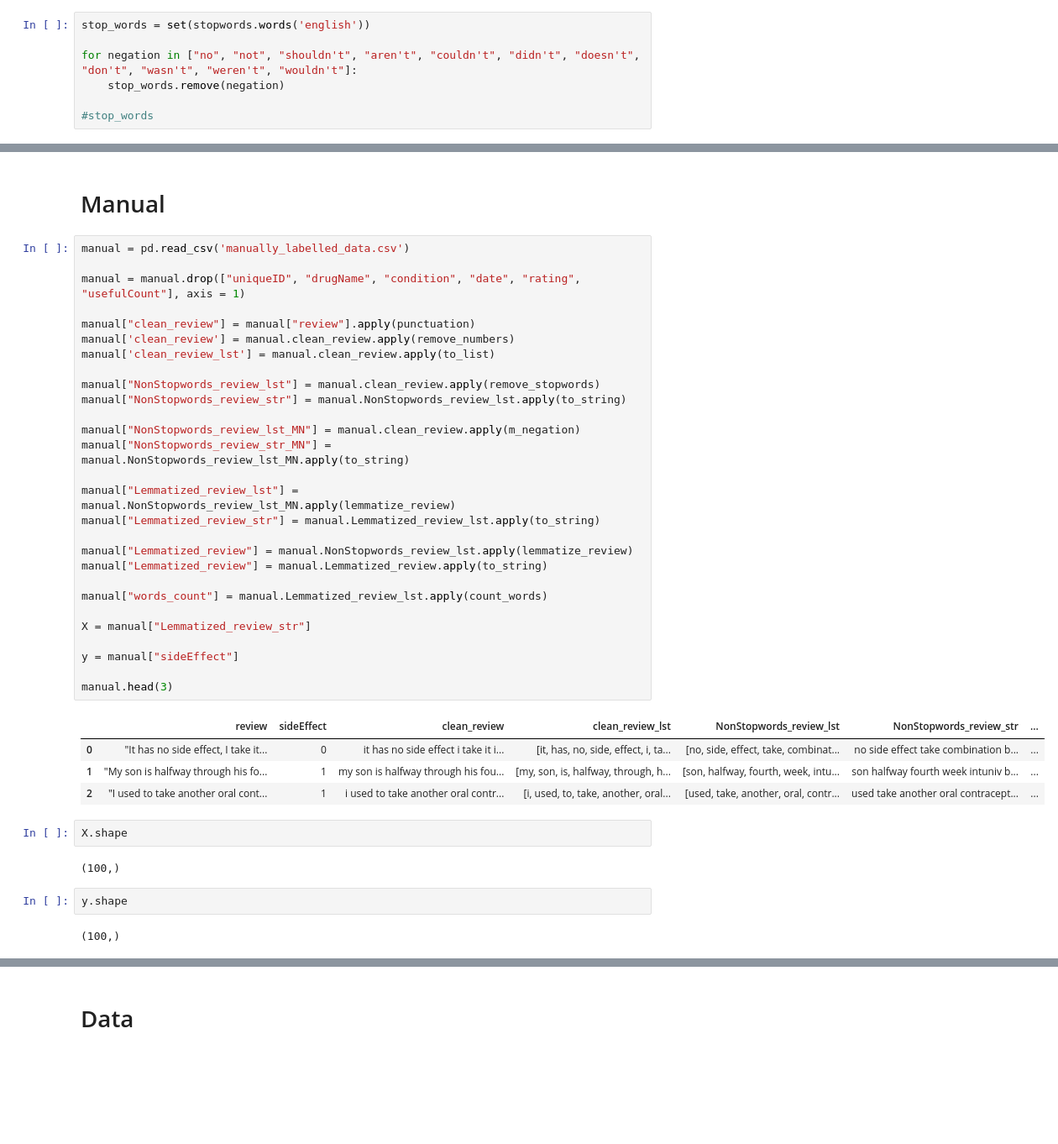
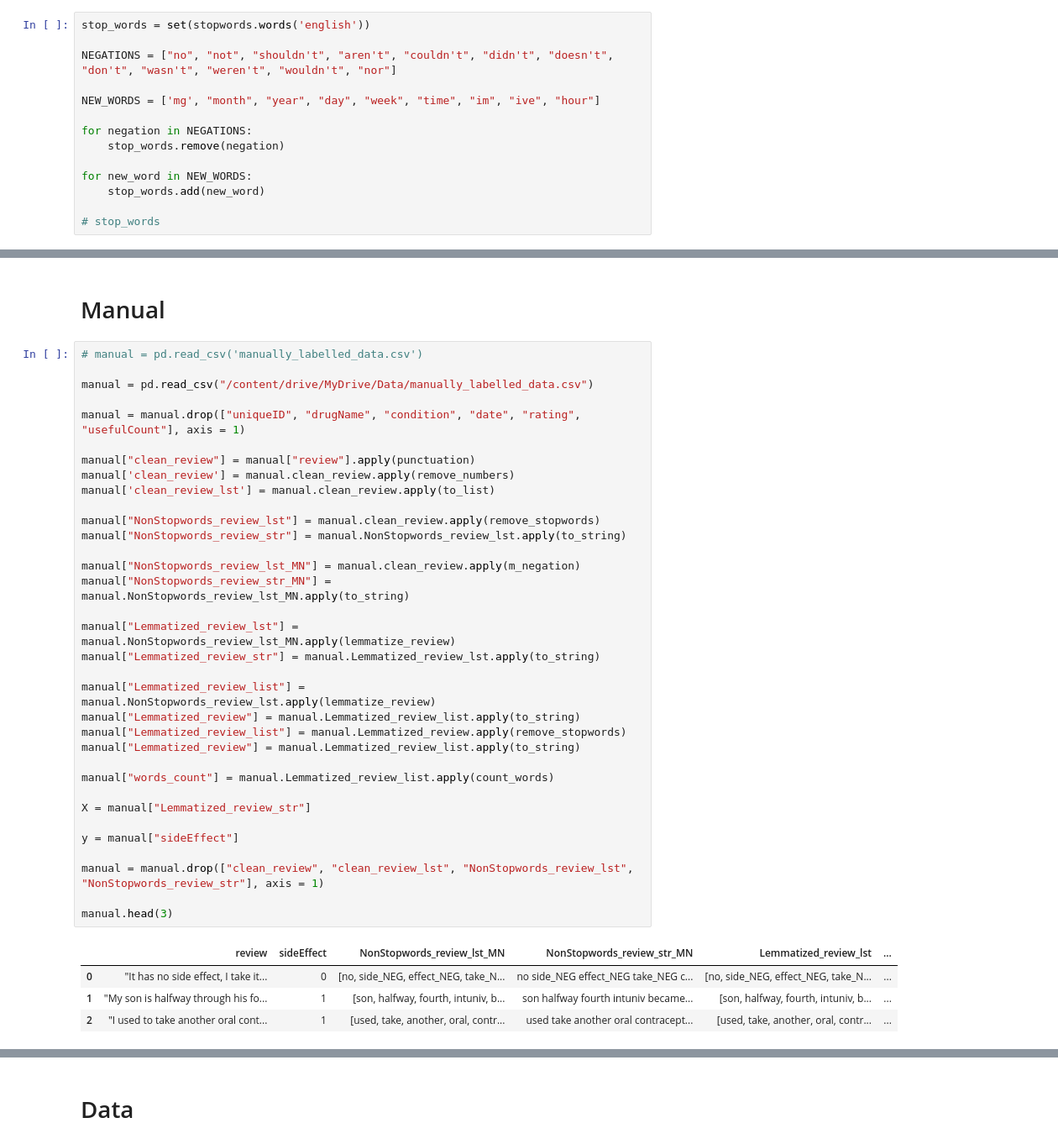
Before and after one commit to hendahmke/adverse_drug_reactions, a Jupyter notebook: notebooks/Adverse_Drug_Events_TF_IDF_Latent_Dirichlet_allocation_.ipynb, the cells around one changed output, grey strips where cells are left out. Shown: that part at 84% size. Saved outputs shown, nothing was run; the diff lists cells and outputs as text; blank space fills up the shorter version.

```diff
--- a/notebooks/Adverse_Drug_Events.ipynb
+++ b/notebooks/Adverse_Drug_Events_TF_IDF_Latent_Dirichlet_allocation_.ipynb
@@ -42,10 +47,17 @@ True
 # %%
 stop_words = set(stopwords.words('english'))
 
-for negation in ["no", "not", "shouldn't", "aren't", "couldn't", "didn't", "doesn't", "don't", "wasn't", "weren't", "wouldn't"]:
+NEGATIONS = ["no", "not", "shouldn't", "aren't", "couldn't", "didn't", "doesn't", "don't", "wasn't", "weren't", "wouldn't", "nor"]
+
+NEW_WORDS = ['mg', "month", "year", "day", "week", "time", "im", "ive", "hour"]
+
+for negation in NEGATIONS:
     stop_words.remove(negation)
 
-#stop_words
+for new_word in NEW_WORDS:
+    stop_words.add(new_word)
+
+# stop_words
 # %%
 def to_list(x):
     list_words = x.split(' ')
@@ -112,46 +135,44 @@ def print_topics(model, vectorizer):
 # %% [markdown]
 # Manual
 # %%
-manual = pd.read_csv('manually_labelled_data.csv')
+# manual = pd.read_csv('manually_labelled_data.csv')
+
+manual = pd.read_csv("/content/drive/MyDrive/Data/manually_labelled_data.csv")
 
 manual = manual.drop(["uniqueID", "drugName", "condition", "date", "rating", "usefulCount"], axis = 1)
 
 manual["clean_review"] = manual["review"].apply(punctuation)
 manual['clean_review'] = manual.clean_review.apply(remove_numbers)
 manual['clean_review_lst'] = manual.clean_review.apply(to_list)
 
 manual["NonStopwords_review_lst"] = manual.clean_review.apply(remove_stopwords)
 manual["NonStopwords_review_str"] = manual.NonStopwords_review_lst.apply(to_string)
 
 manual["NonStopwords_review_lst_MN"] = manual.clean_review.apply(m_negation)
 manual["NonStopwords_review_str_MN"] = manual.NonStopwords_review_lst_MN.apply(to_string)
 
 manual["Lemmatized_review_lst"] = manual.NonStopwords_review_lst_MN.apply(lemmatize_review)
 manual["Lemmatized_review_str"] = manual.Lemmatized_review_lst.apply(to_string)
 
-manual["Lemmatized_review"] = manual.NonStopwords_review_lst.apply(lemmatize_review)
-manual["Lemmatized_review"] = manual.Lemmatized_review.apply(to_string)
+manual["Lemmatized_review_list"] = manual.NonStopwords_review_lst.apply(lemmatize_review)
+manual["Lemmatized_review"] = manual.Lemmatized_review_list.apply(to_string)
+manual["Lemmatized_review_list"] = manual.Lemmatized_review.apply(remove_stopwords)
+manual["Lemmatized_review"] = manual.Lemmatized_review_list.apply(to_string)
 
-manual["words_count"] = manual.Lemmatized_review_lst.apply(count_words)
+manual["words_count"] = manual.Lemmatized_review_list.apply(count_words)
 
 X = manual["Lemmatized_review_str"]
 
 y = manual["sideEffect"]
 
+manual = manual.drop(["clean_review", "clean_review_lst", "NonStopwords_review_lst", "NonStopwords_review_str"], axis = 1)
+
 manual.head(3)
 # %% [output]
-|  | review | sideEffect | clean_review | clean_review_lst | NonStopwords_review_lst | NonStopwords_review_str | ... |
-| 0 | "It has no side effect, I take it... | 0 | it has no side effect i take it i... | [it, has, no, side, effect, i, ta... | [no, side, effect, take, combinat... | no side effect take combination b... | ... |
-| 1 | "My son is halfway through his fo... | 1 | my son is halfway through his fou... | [my, son, is, halfway, through, h... | [son, halfway, fourth, week, intu... | son halfway fourth week intuniv b... | ... |
-| 2 | "I used to take another oral cont... | 1 | i used to take another oral contr... | [i, used, to, take, another, oral... | [used, take, another, oral, contr... | used take another oral contracept... | ... |
+|  | review | sideEffect | NonStopwords_review_lst_MN | NonStopwords_review_str_MN | Lemmatized_review_lst | ... |
+| 0 | "It has no side effect, I take it... | 0 | [no, side_NEG, effect_NEG, take_N... | no side_NEG effect_NEG take_NEG c... | [no, side_NEG, effect_NEG, take_N... | ... |
+| 1 | "My son is halfway through his fo... | 1 | [son, halfway, fourth, intuniv, b... | son halfway fourth intuniv became... | [son, halfway, fourth, intuniv, b... | ... |
+| 2 | "I used to take another oral cont... | 1 | [used, take, another, oral, contr... | used take another oral contracept... | [used, take, another, oral, contr... | ... |
-# %%
-X.shape
-# %% [output]
-(100,)
-# %%
-y.shape
-# %% [output]
-(100,)
 # %%
 total_count(manual["words_count"])
 # %% [output]
```
Also changed, not shown: parts of 45 cells of this notebook, 2 other files.
